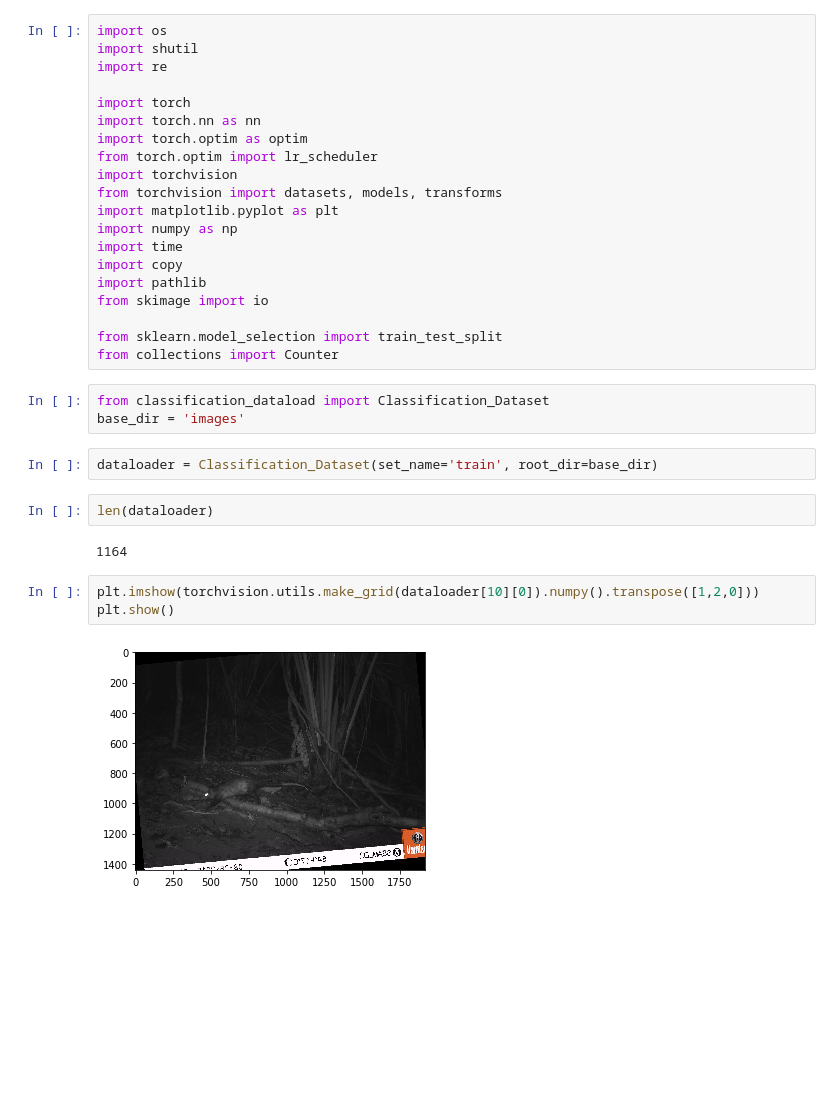
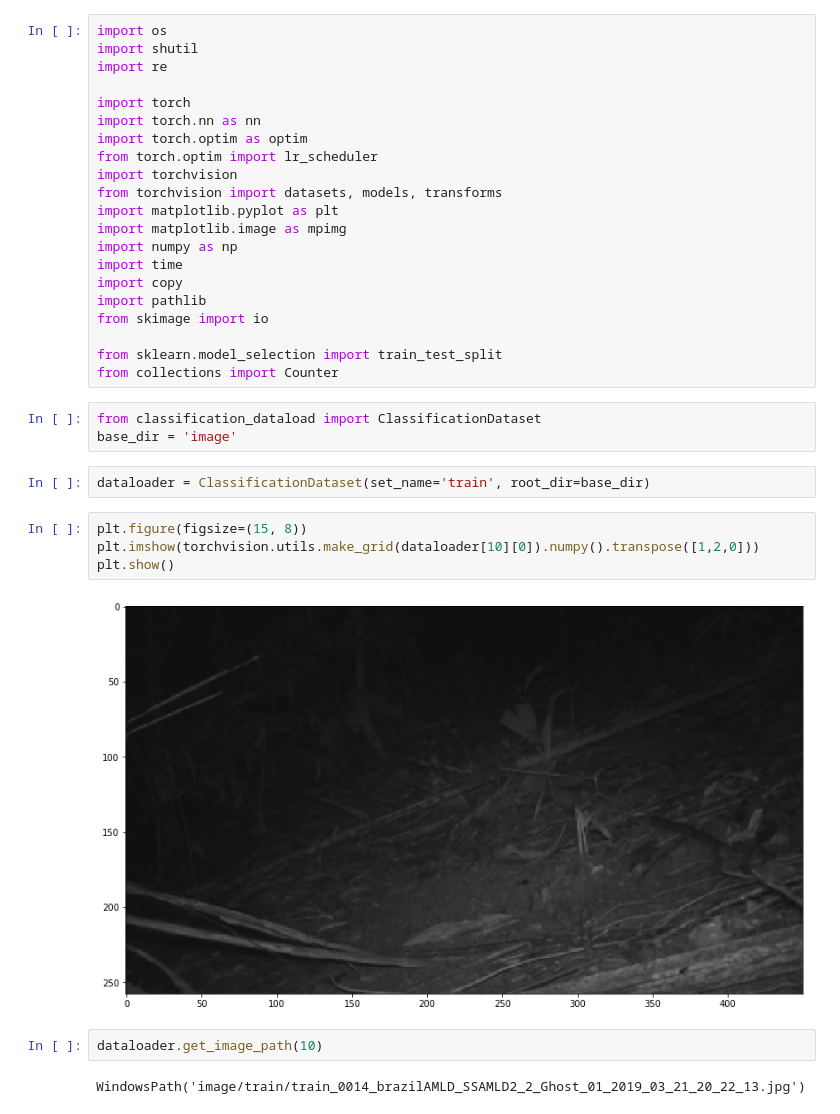
Before and after one commit to montecristo7/Animal-Classification, a Jupyter notebook: classification/Image_Preprocessing.ipynb, the cells around one changed output. Drawn from its saved outputs; the diff is of its cells as text; blank space fills up the shorter version.

```diff
--- a/classification/Image_Preprocessing.ipynb
+++ b/classification/Image_Preprocessing.ipynb
@@ -10,6 +10,7 @@ from torch.optim import lr_scheduler
 import torchvision
 from torchvision import datasets, models, transforms
 import matplotlib.pyplot as plt
+import matplotlib.image as mpimg
 import numpy as np
 import time
 import copy
@@ -19,16 +20,17 @@ from skimage import io
 from sklearn.model_selection import train_test_split
 from collections import Counter
 # %%
-from classification_dataload import Classification_Dataset
-base_dir = 'images'
+from classification_dataload import ClassificationDataset
+base_dir = 'image'
 # %%
-dataloader = Classification_Dataset(set_name='train', root_dir=base_dir)
+dataloader = ClassificationDataset(set_name='train', root_dir=base_dir)
-# %%
-len(dataloader)
-# %% [output]
-1164
 # %%
+plt.figure(figsize=(15, 8))
 plt.imshow(torchvision.utils.make_grid(dataloader[10][0]).numpy().transpose([1,2,0]))
 plt.show()
 # %% [output]
-[figure, old version]
+[figure, new version]
+# %%
+dataloader.get_image_path(10)
+# %% [output]
+WindowsPath('image/train/train_0014_brazilAMLD_SSAMLD2_2_Ghost_01_2019_03_21_20_22_13.jpg')
```
Also changed, not shown: parts of 1 cell of this notebook, 6 other files.
